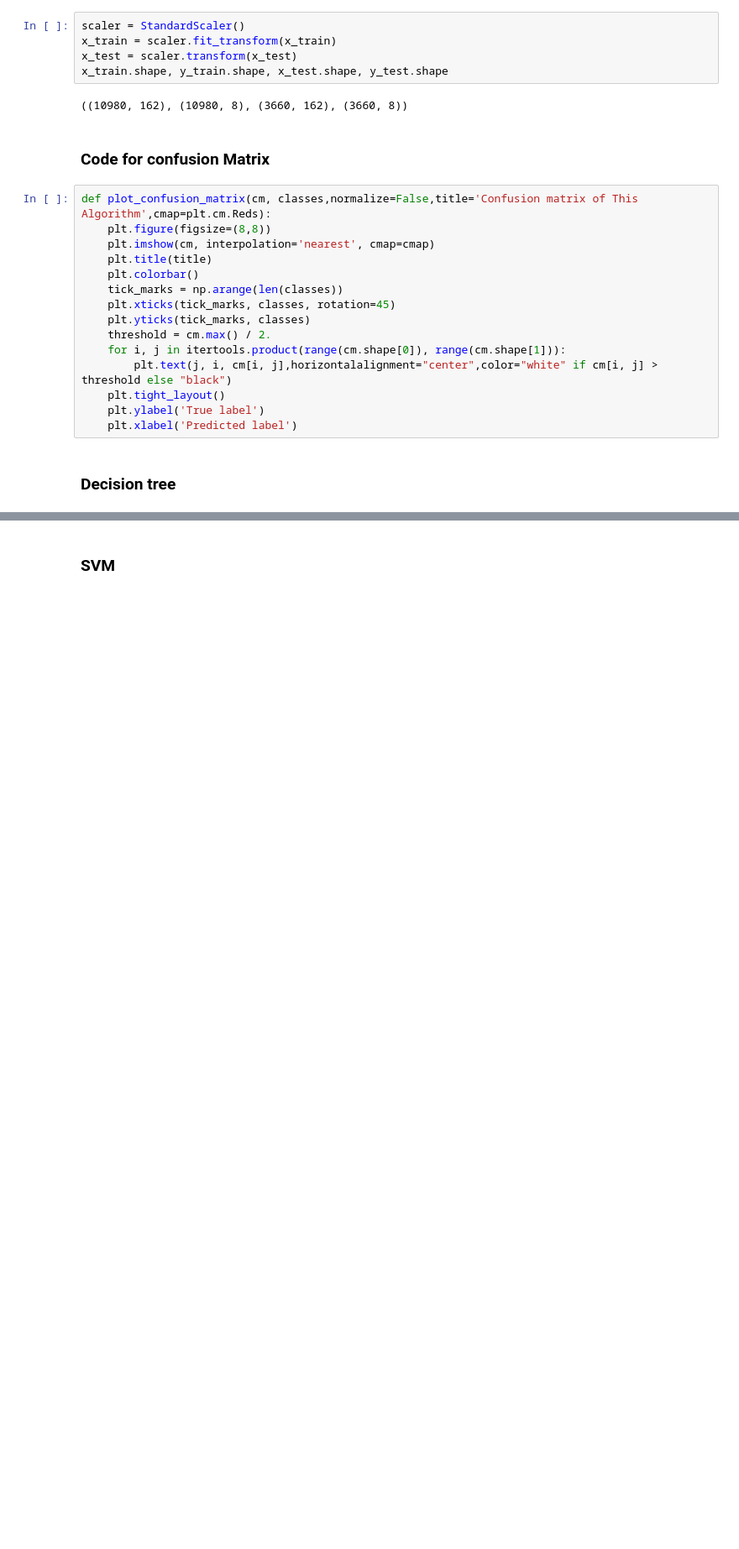
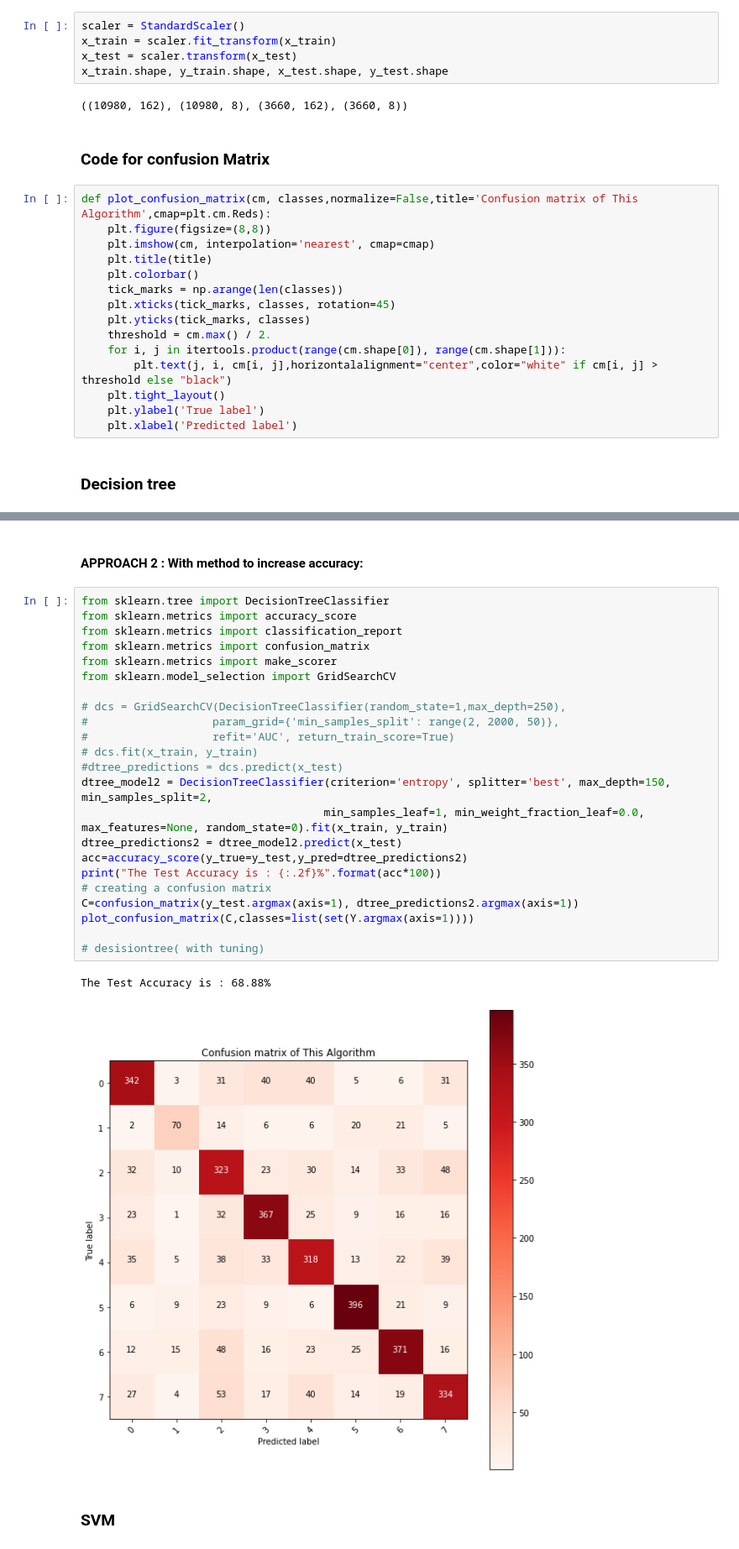
Before and after one commit to Sanjanathakal/CPE695FP, a Jupyter notebook: Algorithms.ipynb, the cells around one changed output, grey strips where cells are left out. Shown: that part at 84% size. Drawn from its saved outputs; the diff is of its cells as text; blank space fills up the shorter version.

```diff
--- a/Algorithms.ipynb
+++ b/Algorithms.ipynb
@@ -139,2 +145,30 @@ The Test Accuracy is : 68.69%
+# %% [markdown]
+#### APPROACH 2 : With method to increase accuracy:
+# %%
+from sklearn.tree import DecisionTreeClassifier
+from sklearn.metrics import accuracy_score
+from sklearn.metrics import classification_report
+from sklearn.metrics import confusion_matrix
+from sklearn.metrics import make_scorer
+from sklearn.model_selection import GridSearchCV
+
+# dcs = GridSearchCV(DecisionTreeClassifier(random_state=1,max_depth=250),
+#                   param_grid={'min_samples_split': range(2, 2000, 50)},
+#                   refit='AUC', return_train_score=True)
+# dcs.fit(x_train, y_train)
+#dtree_predictions = dcs.predict(x_test)
+dtree_model2 = DecisionTreeClassifier(criterion='entropy', splitter='best', max_depth=150, min_samples_split=2,
+                                     min_samples_leaf=1, min_weight_fraction_leaf=0.0, max_features=None, random_state=0).fit(x_train, y_train)
+dtree_predictions2 = dtree_model2.predict(x_test)
+acc=accuracy_score(y_true=y_test,y_pred=dtree_predictions2)
+print("The Test Accuracy is : {:.2f}%".format(acc*100))
+# creating a confusion matrix
+C=confusion_matrix(y_test.argmax(axis=1), dtree_predictions2.argmax(axis=1))
+plot_confusion_matrix(C,classes=list(set(Y.argmax(axis=1))))
+
+# desisiontree( with tuning)
+# %% [output]
+The Test Accuracy is : 68.88%
+[figure, added]
 # %% [markdown]
 ### SVM
```
Also changed, not shown: parts of 24 cells of this notebook.
